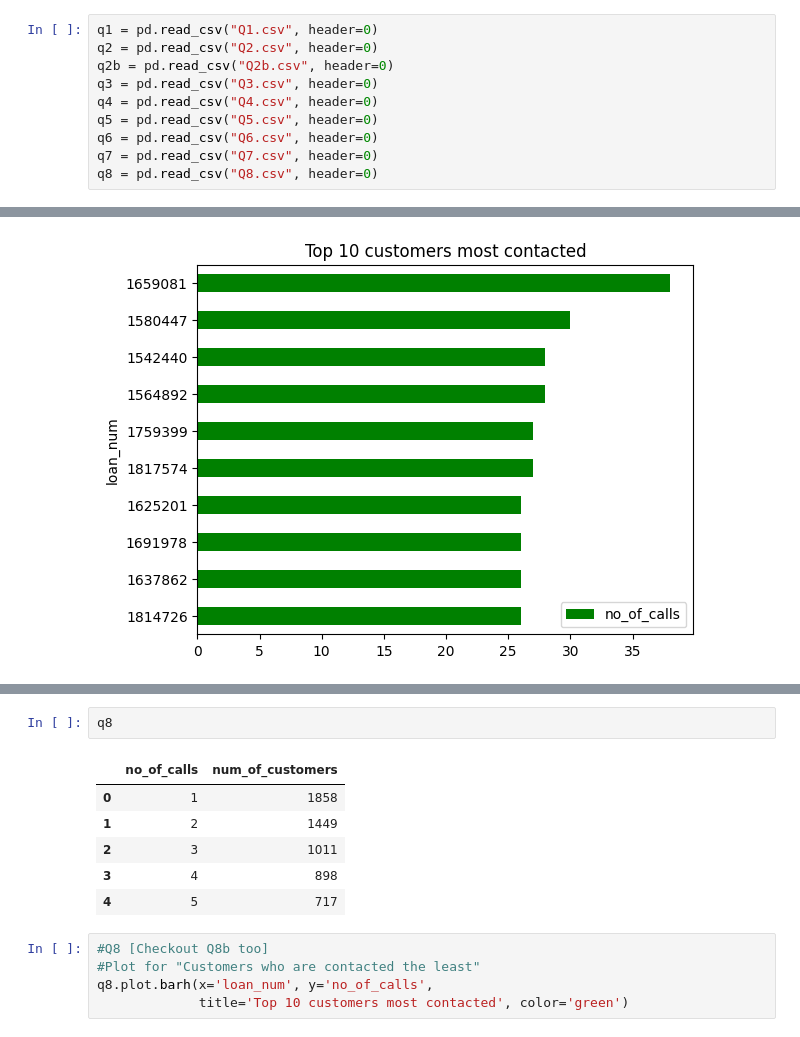
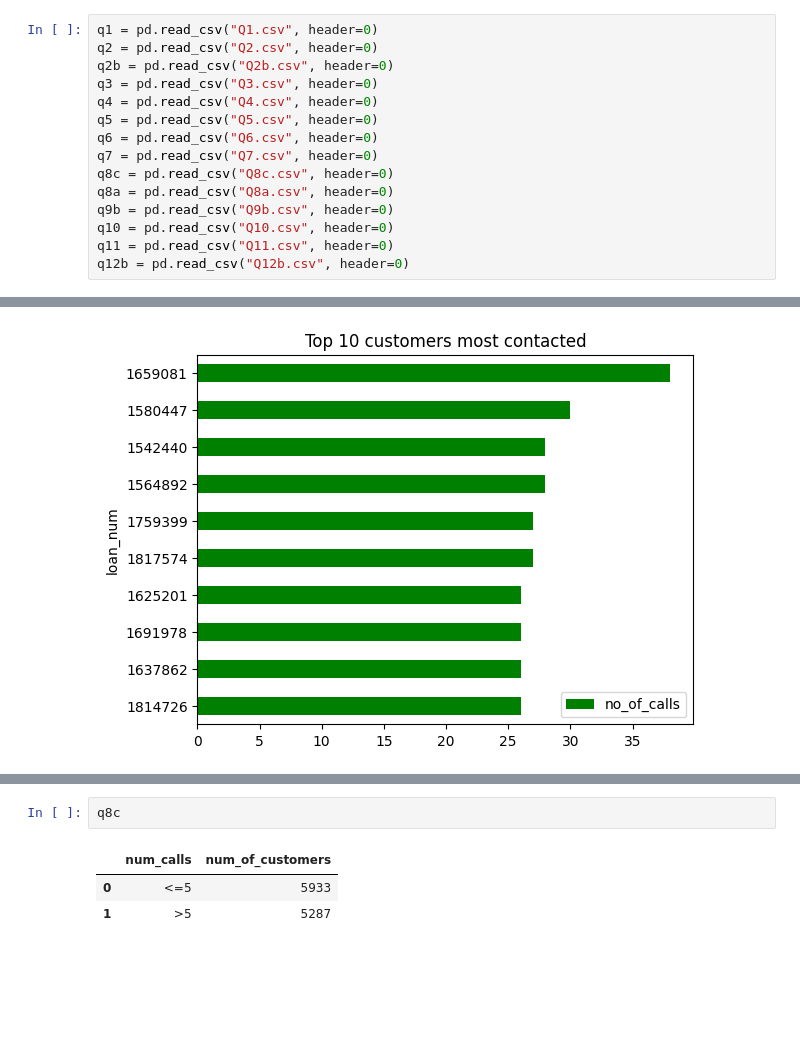
Before and after one commit to imTheDevil/loans-data-analysis, a Jupyter notebook: visualizations.ipynb, the cells around one changed output, grey strips where cells are left out. Drawn from its saved outputs; the diff is of its cells as text; blank space fills up the shorter version.

```diff
--- a/visualizations.ipynb
+++ b/visualizations.ipynb
@@ -12,7 +12,12 @@ q4 = pd.read_csv("Q4.csv", header=0)
 q5 = pd.read_csv("Q5.csv", header=0)
 q6 = pd.read_csv("Q6.csv", header=0)
 q7 = pd.read_csv("Q7.csv", header=0)
-q8 = pd.read_csv("Q8.csv", header=0)
+q8c = pd.read_csv("Q8c.csv", header=0)
+q8a = pd.read_csv("Q8a.csv", header=0)
+q9b = pd.read_csv("Q9b.csv", header=0)
+q10 = pd.read_csv("Q10.csv", header=0)
+q11 = pd.read_csv("Q11.csv", header=0)
+q12b = pd.read_csv("Q12b.csv", header=0)
 # %%
 q1.head()
 # %% [output]
@@ -218,14 +203,6 @@ Type:      method
 # %%
-q8
+q8c
 # %% [output]
-|  | no_of_calls | num_of_customers |
-| 0 | 1 | 1858 |
-| 1 | 2 | 1449 |
-| 2 | 3 | 1011 |
-| 3 | 4 | 898 |
-| 4 | 5 | 717 |
+|  | num_calls | num_of_customers |
+| 0 | <=5 | 5933 |
+| 1 | >5 | 5287 |
-# %%
-#Q8 [Checkout Q8b too]
-#Plot for "Customers who are contacted the least"
-q8.plot.barh(x='loan_num', y='no_of_calls',
-             title='Top 10 customers most contacted', color='green')
```
Also changed, not shown: parts of 8 cells of this notebook.
